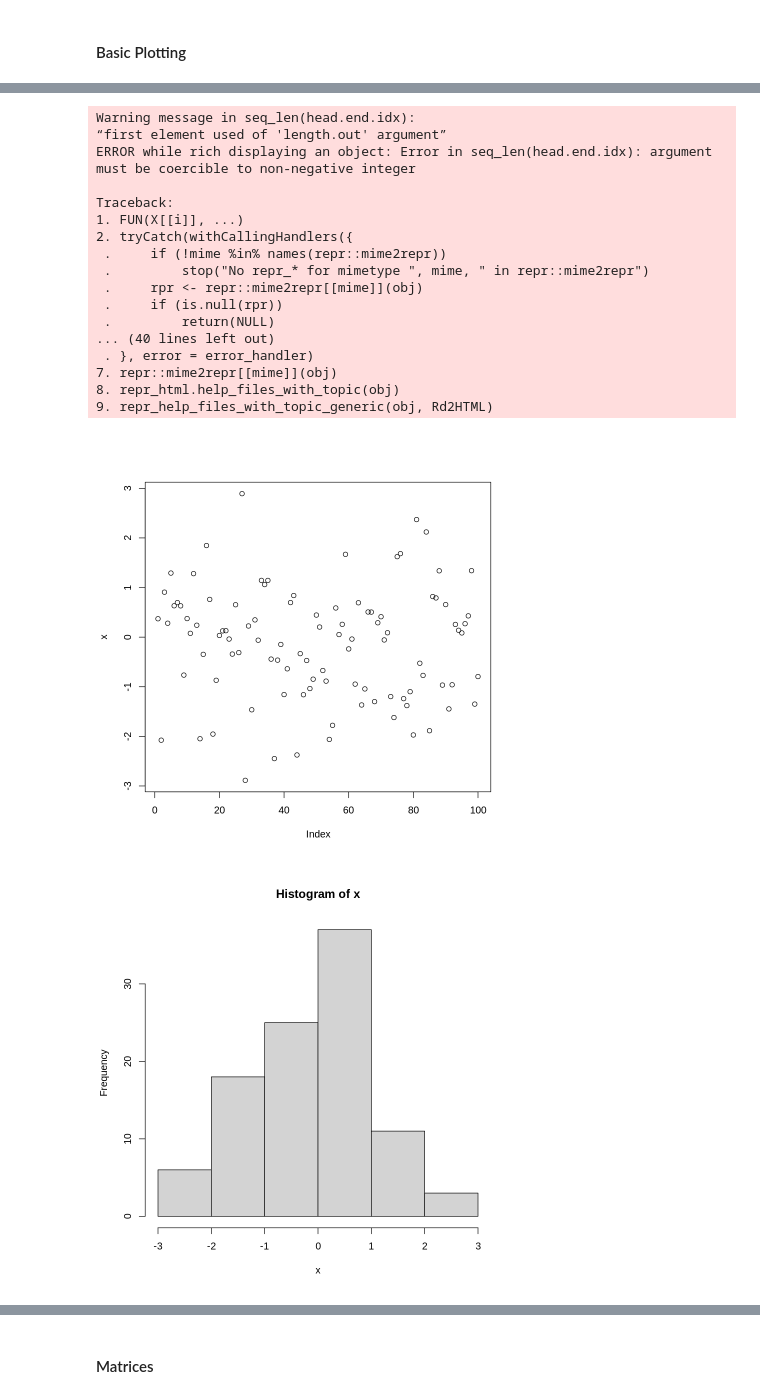
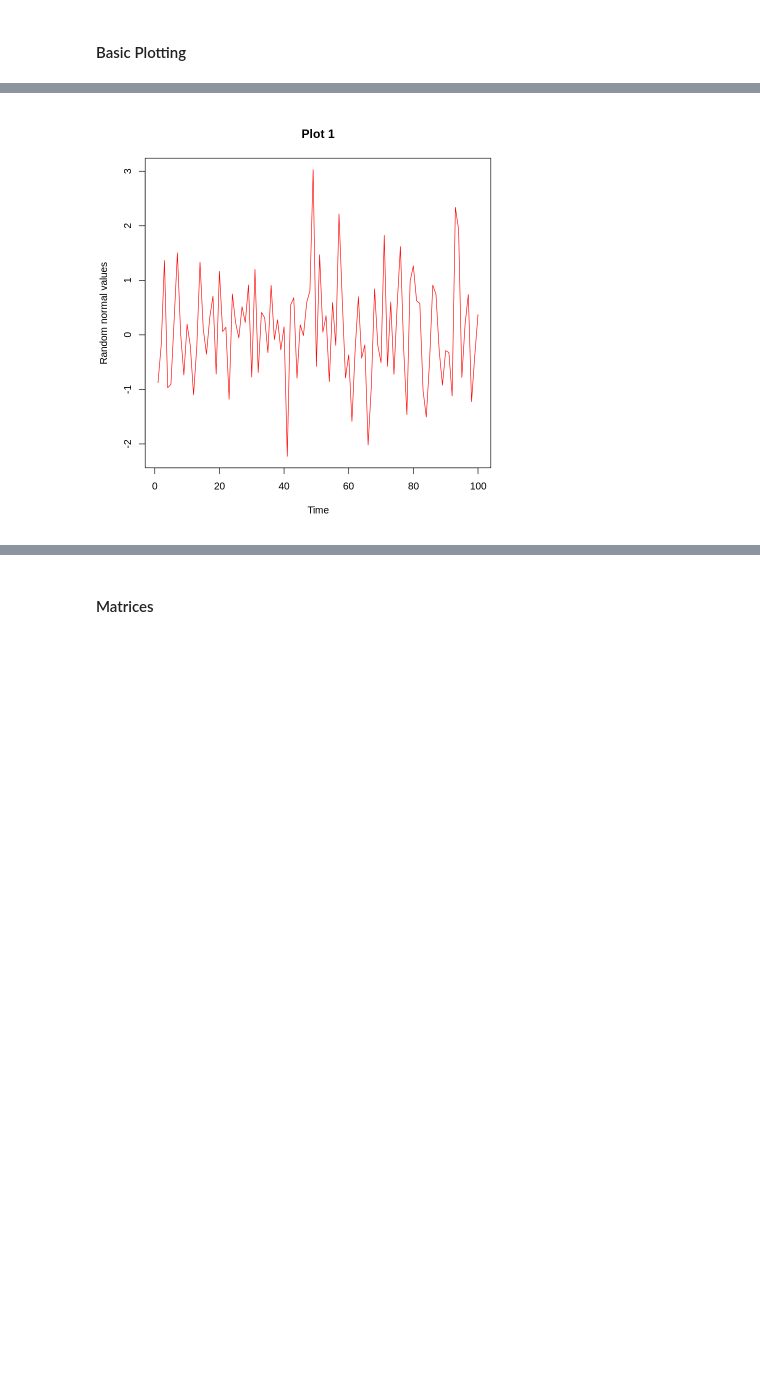
Before and after one commit to stephenbeckr/time-series-class, a Jupyter notebook: Code/R_tutorial.ipynb, the cells around one changed output, grey strips where cells are left out. Cells and saved outputs as stored; diff of their text form; code cells hidden in the pictures; blank space fills up the shorter version.

```diff
--- a/Code/R_tutorial.ipynb
+++ b/Code/R_tutorial.ipynb
@@ -95,30 +123,5 @@ rep(c(2,3,4),times=3)
 # %%
-x <- rnorm(n=100, mean=0, sd=1)
-# what is rnorm?  See also pnorm (cdf), dnorm (pdf) and qnorm (quantile function)
-?rnorm
-help(rnorm)
-plot(x)
-hist(x)
-hist(x, breaks=20)
 plot(x,xlab="Time",ylab="Random normal values",col="red",type="l",main="Plot 1")
 # try removing some of the options to see what does what, try type="b"
 # %% [output]
-Warning message in seq_len(head.end.idx):
-“first element used of 'length.out' argument”
-ERROR while rich displaying an object: Error in seq_len(head.end.idx): argument must be coercible to non-negative integer
-
-Traceback:
-1. FUN(X[[i]], ...)
-2. tryCatch(withCallingHandlers({
- .     if (!mime %in% names(repr::mime2repr))
- .         stop("No repr_* for mimetype ", mime, " in repr::mime2repr")
- .     rpr <- repr::mime2repr[[mime]](obj)
- .     if (is.null(rpr))
- .         return(NULL)
-... (40 lines left out)
- . }, error = error_handler)
-7. repr::mime2repr[[mime]](obj)
-8. repr_html.help_files_with_topic(obj)
-9. repr_help_files_with_topic_generic(obj, Rd2HTML)
-[figure, old version]
+[figure, new version]
-[figure, removed]
```
Also changed, not shown: parts of 51 cells of this notebook.
